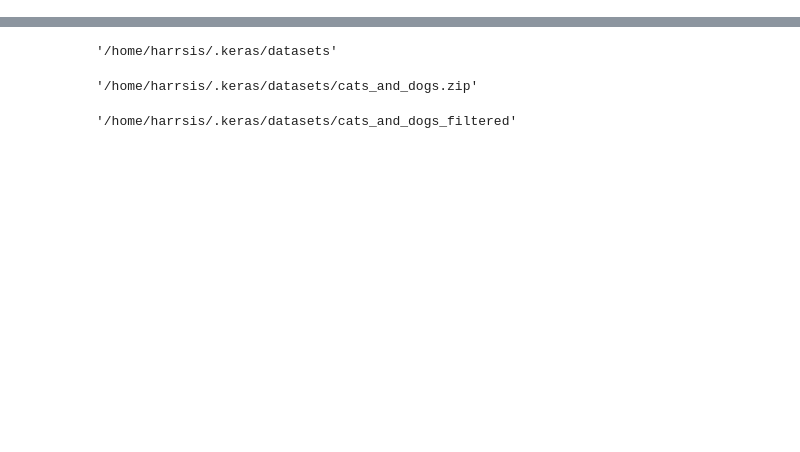
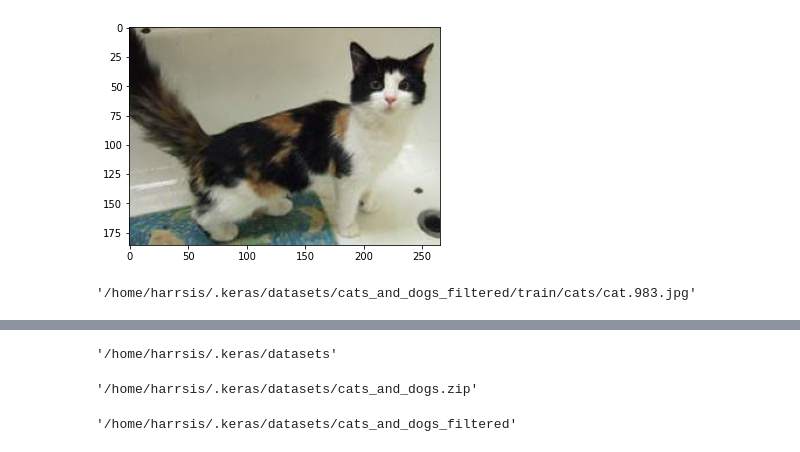
Before and after one commit to harrisMLEng/deep-learning-tensorflow-2.0, a Jupyter notebook: tensorflow-2.0-tutorials/notebooks/cats-vs-dogs-binary-classification.ipynb, the cells around one changed output, grey strips where cells are left out. Drawn from its saved outputs; the diff is of its cells as text; code cells hidden in the pictures; blank space fills up the shorter version.

```diff
--- a/tensorflow-2.0-tutorials/notebooks/cats-vs-dogs-binary-classification.ipynb
+++ b/tensorflow-2.0-tutorials/notebooks/cats-vs-dogs-binary-classification.ipynb
@@ -26,0 +35,9 @@ dog images: 1000
+# %%
+plt.imshow(keras.preprocessing.image.load_img( train_cats+ '/' + os.listdir(train_cats)[0]))
+plt.show()
+# %% [output]
+[figure, added]
+# %%
+train_cats+ '/' + random.choice(os.listdir(train_cats))
+# %% [output]
+'/home/harrsis/.keras/datasets/cats_and_dogs_filtered/train/cats/cat.983.jpg'
```
Also changed, not shown: parts of 6 cells of this notebook.
